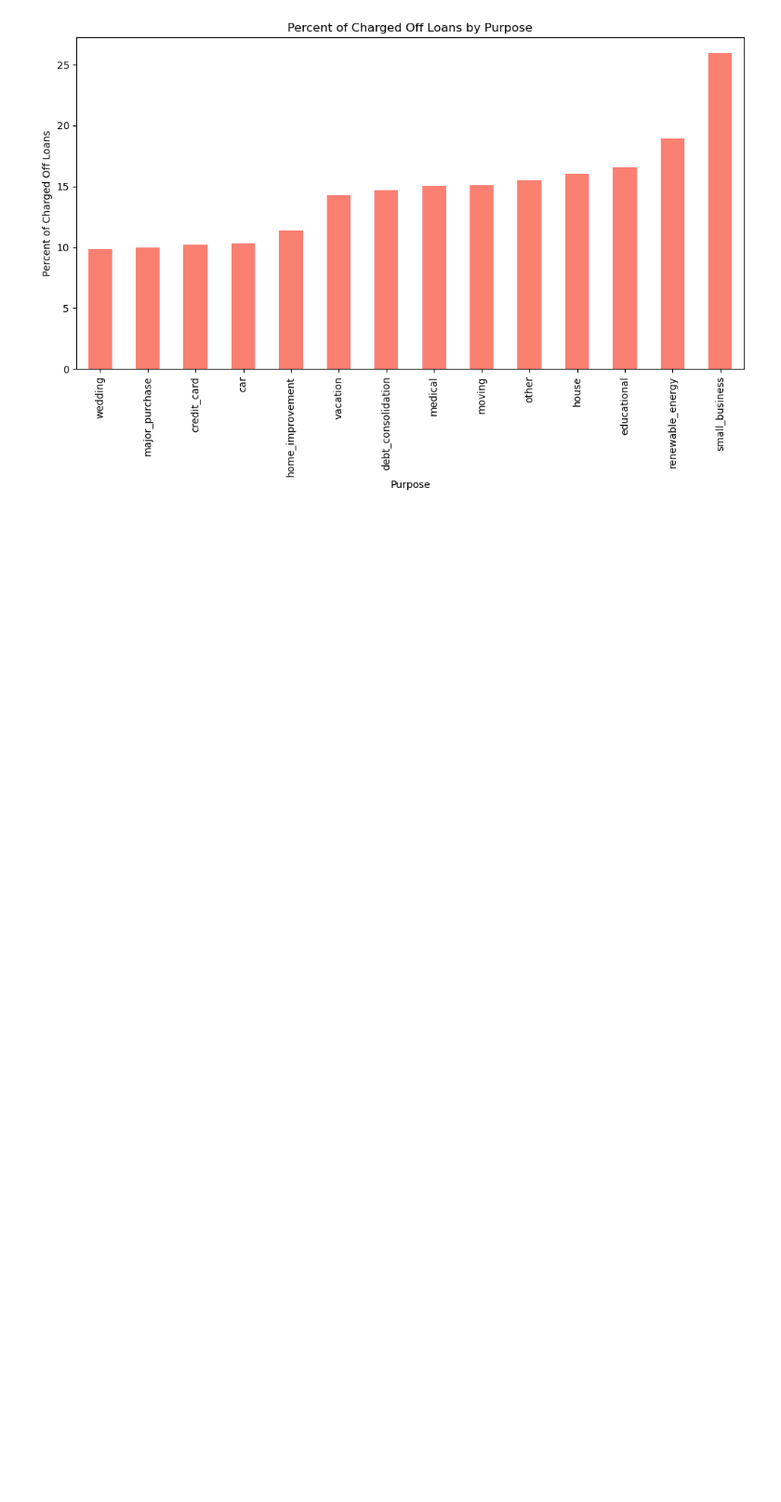
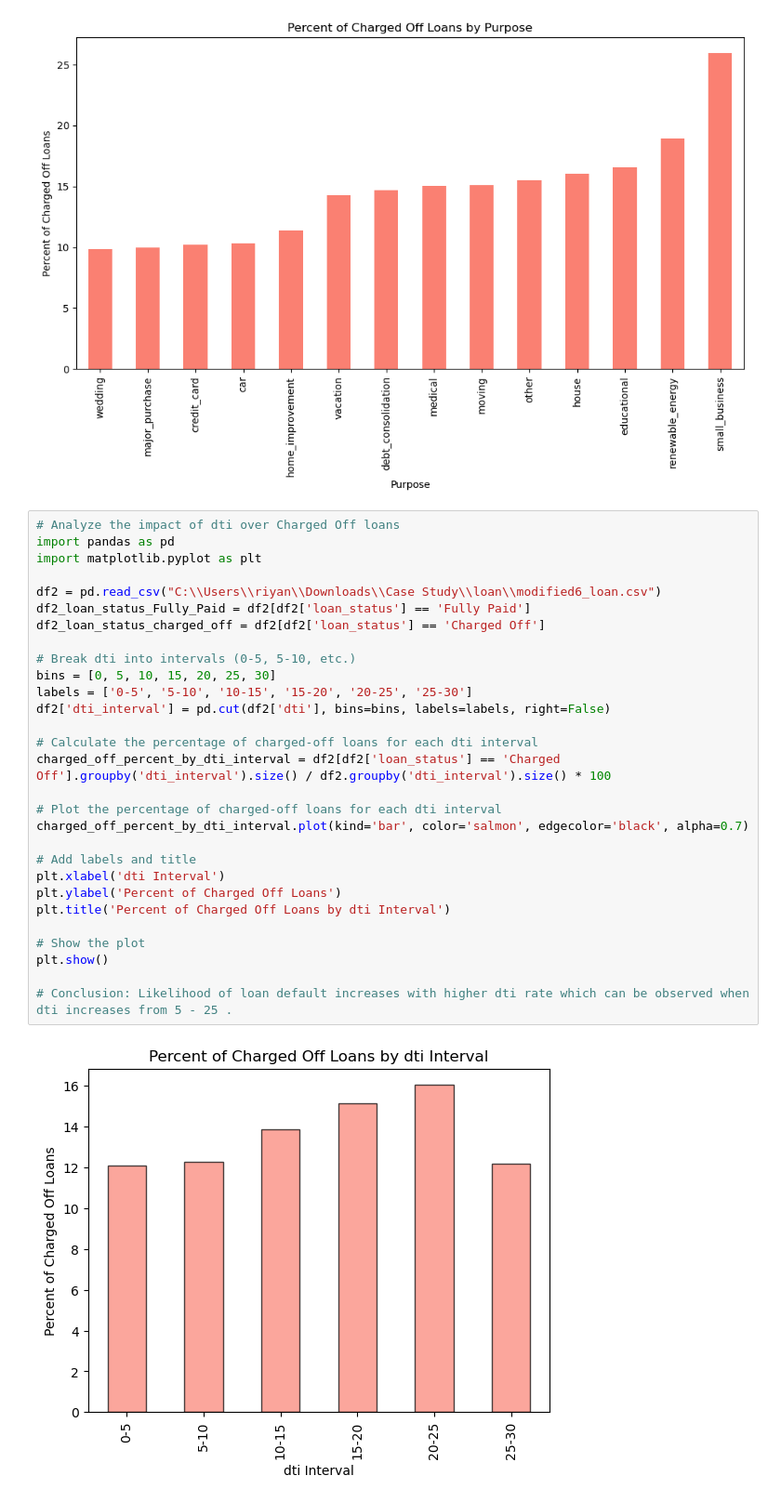
Before and after one commit to ashandish/Lending_Club_Case_Study, a Jupyter notebook: Ashish_Kumar_Sharma.ipynb, the cells around one changed output. Shown at 93% size. Cells and saved outputs as stored; diff of their text form; blank space fills up the shorter version.

Commit message:
Code for analysis of loan default against dti added

```diff
--- a/Ashish_Kumar_Sharma.ipynb
+++ b/Ashish_Kumar_Sharma.ipynb
@@ -636,3 +636,34 @@ plt.show()
  # Conclusion: Purpose is a strong indicator of loan default. Some of the purposes have more bad loans
 # %% [output]
 [figure]
+# %%
+# Analyze the impact of dti over Charged Off loans
+import pandas as pd
+import matplotlib.pyplot as plt
+
+df2 = pd.read_csv("C:\\Users\\riyan\\Downloads\\Case Study\\loan\\modified6_loan.csv")
+df2_loan_status_Fully_Paid = df2[df2['loan_status'] == 'Fully Paid']
+df2_loan_status_charged_off = df2[df2['loan_status'] == 'Charged Off']
+
+# Break dti into intervals (0-5, 5-10, etc.)
+bins = [0, 5, 10, 15, 20, 25, 30]
+labels = ['0-5', '5-10', '10-15', '15-20', '20-25', '25-30']
+df2['dti_interval'] = pd.cut(df2['dti'], bins=bins, labels=labels, right=False)
+
+# Calculate the percentage of charged-off loans for each dti interval
+charged_off_percent_by_dti_interval = df2[df2['loan_status'] == 'Charged Off'].groupby('dti_interval').size() / df2.groupby('dti_interval').size() * 100
+
+# Plot the percentage of charged-off loans for each dti interval
+charged_off_percent_by_dti_interval.plot(kind='bar', color='salmon', edgecolor='black', alpha=0.7)
+
+# Add labels and title
+plt.xlabel('dti Interval')
+plt.ylabel('Percent of Charged Off Loans')
+plt.title('Percent of Charged Off Loans by dti Interval')
+
+# Show the plot
+plt.show()
+
+# Conclusion: Likelihood of loan default increases with higher dti rate which can be observed when dti increases from 5 - 25 .
+# %% [output]
+[figure, added]
```
